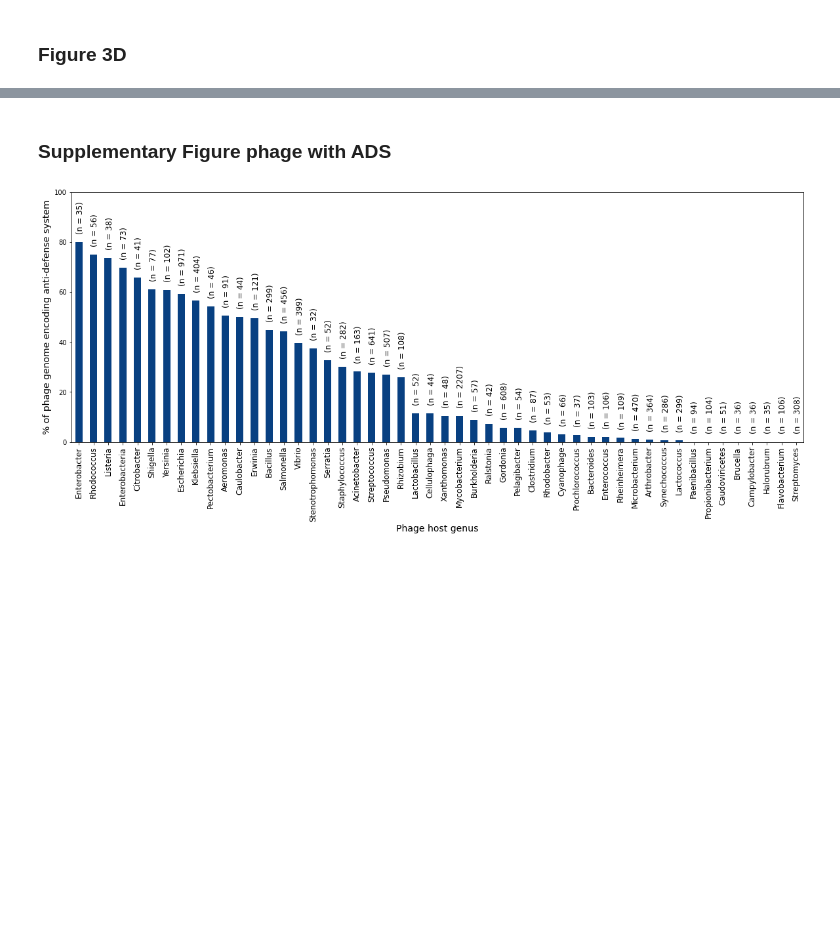
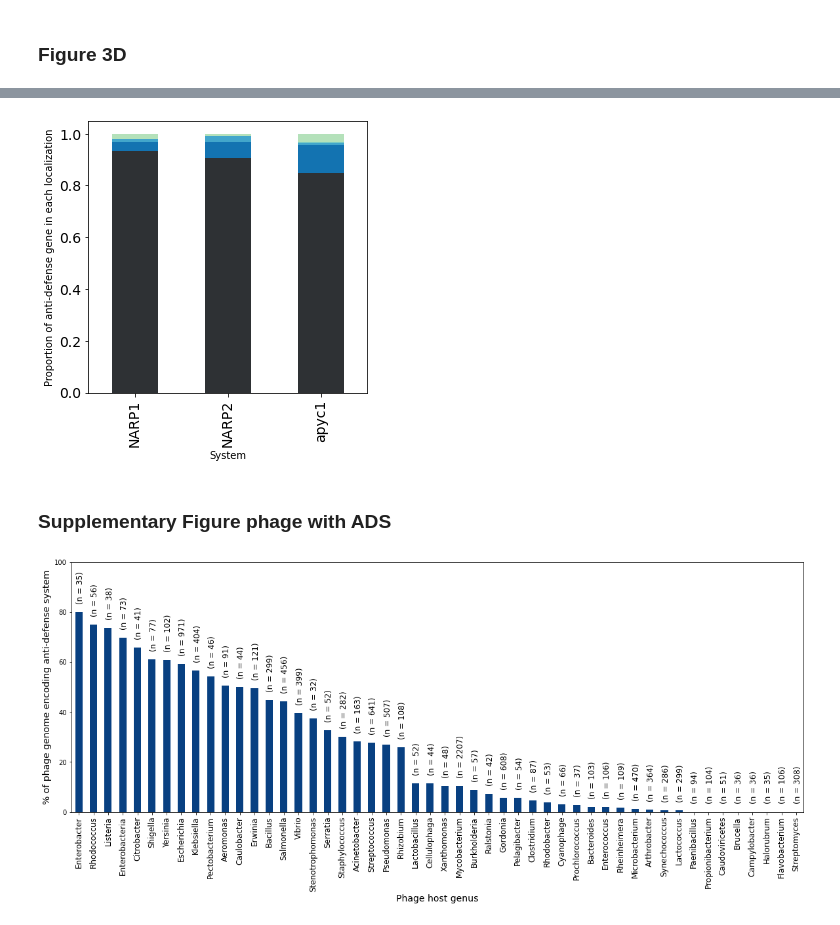
Before and after one commit to mdmparis/antidefensefinder_2024, a Jupyter notebook: 02_Analysis_figure.ipynb, the cells around one changed output, grey strips where cells are left out. Drawn from its saved outputs; the diff is of its cells as text; code cells hidden in the pictures; blank space fills up the shorter version.

```diff
--- a/02_Analysis_figure.ipynb
+++ b/02_Analysis_figure.ipynb
@@ -511,5 +510,4 @@ plt.savefig('results/figures/Figure3C.pdf',format='pdf',bbox_inches='tight')
 bact_sys=bact.drop_duplicates('sys_id')
 sys_take=bact_sys.System.value_counts()[bact_sys.System.value_counts()>50].index.to_list()
 phage_sys=phage.drop_duplicates('sys_id')
-sys_take_phage=phage_sys.System.value_counts()[phage_sys.System.value_counts()>20].index.to_list()
-sys_take=sys_take+sys_take_phage
+9sys_take=sys_take+sys_take_phage
@@ -552,3 +567,18 @@ ax[1].legend().set_visible(False)
+# %%
+fig,ax=plt.subplots(1,1,figsize=(5,5))
+mge_plot.loc[mge_plot['Not in MGE']>.7].plot.bar(stacked=True,color=["#2e3134","#1373B1","#42A6CB","#7ACBC4","#B4E1BA","#FEF5E7","#F7FCF0"],ax=ax)
+# plt.legend(None)
+ax.get_legend().remove()
+ax.set_xticklabels(ax.get_xticklabels(),fontsize=14)
+ax.set_yticklabels(ax.get_yticklabels(),fontsize=14)
+ax.set_ylabel('Proportion of anti-defense gene in each localization')
+
+
+plt.rcParams['pdf.fonttype'] = 42
+plt.savefig('results/figures/Mostly_out.pdf',format='pdf',bbox_inches='tight')
+# mge_plot
+# %% [output]
+[figure, added]
 # %% [markdown]
 ### Supplementary Figure phage with ADS
 # %%
```
Also changed, not shown: parts of 13 cells of this notebook, 13 other files.
